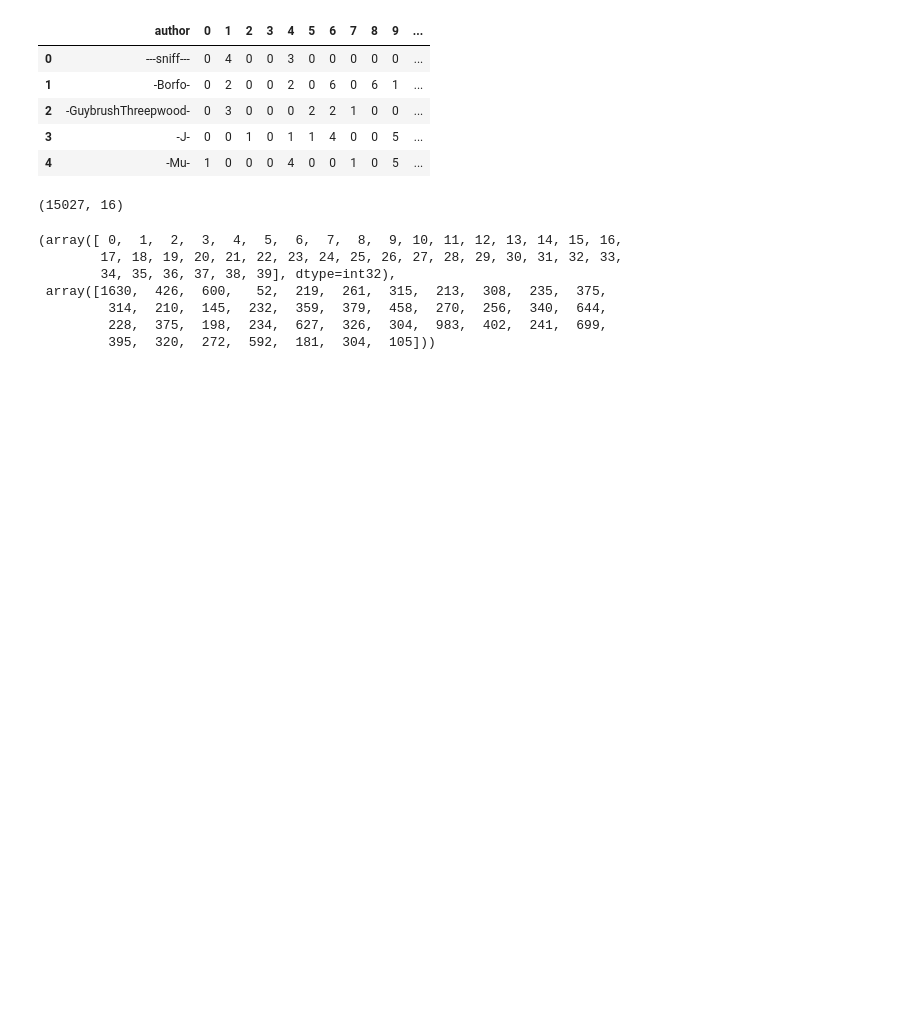
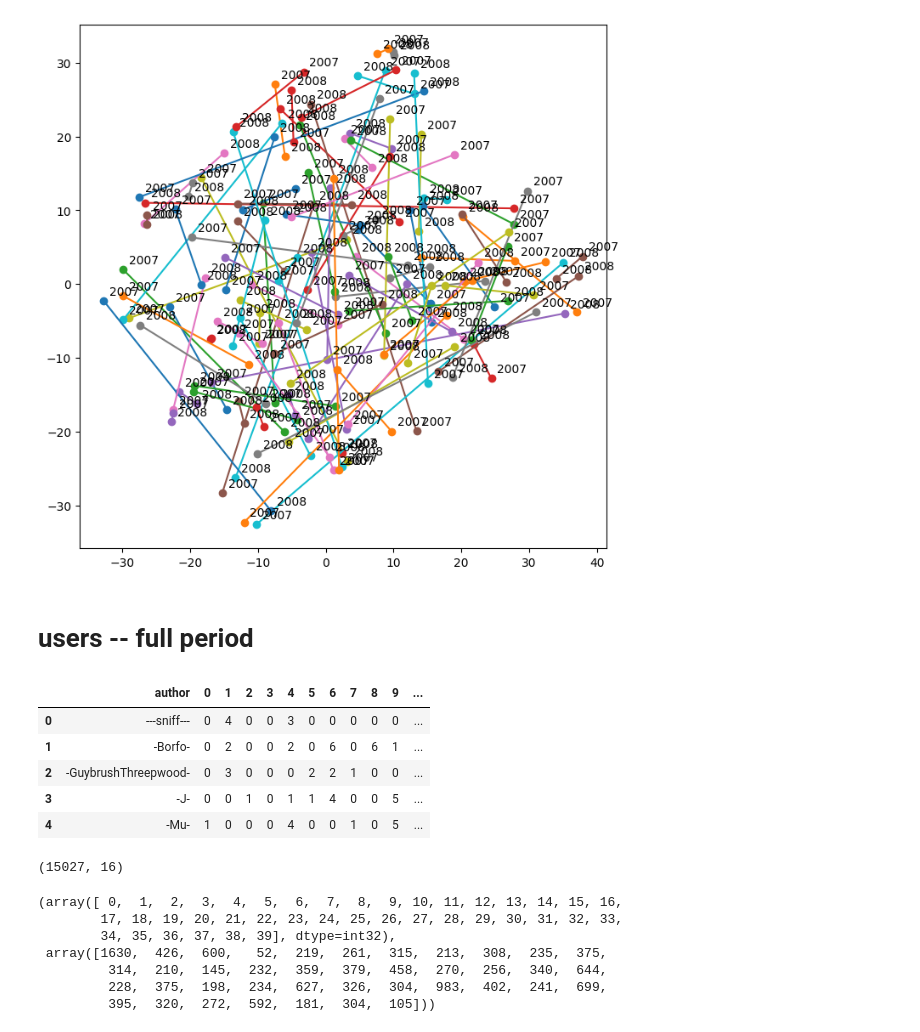
Before and after one commit to stmorse/gg, a Jupyter notebook: src/sandbox.ipynb, the cells around one changed output. Drawn from its saved outputs; the diff is of its cells as text; code cells hidden in the pictures; blank space fills up the shorter version.

```diff
--- a/src/sandbox.ipynb
+++ b/src/sandbox.ipynb
@@ -24,3 +123,19 @@ g = config['general']
+# %%
+sample_authors = np.random.choice(c_users['author'].unique(), size=100, replace=False)
+
+fig, ax = plt.subplots(1,1, figsize=(8,8))
+for author in sample_authors:
+    data = c_users[c_users['author']==author].sort_values(by='year')
+    ax.plot(data['tx'], data['ty'], marker='o', label=author)
+    for _, row in data.iterrows():
+        plt.annotate(str(row['year']), (row['tx'], row['ty']), textcoords="offset points", xytext=(5,5))
+
+# ax.legend()
+plt.show()
+# %% [output]
+[figure, added]
+# %% [markdown]
+# users -- full period
 # %%
 users = pd.read_csv(
     os.path.join(g['save_path'], 'science/users/user_label_counts_2007-2010.csv'),
```
Also changed, not shown: parts of 7 cells of this notebook, 3 other files.
